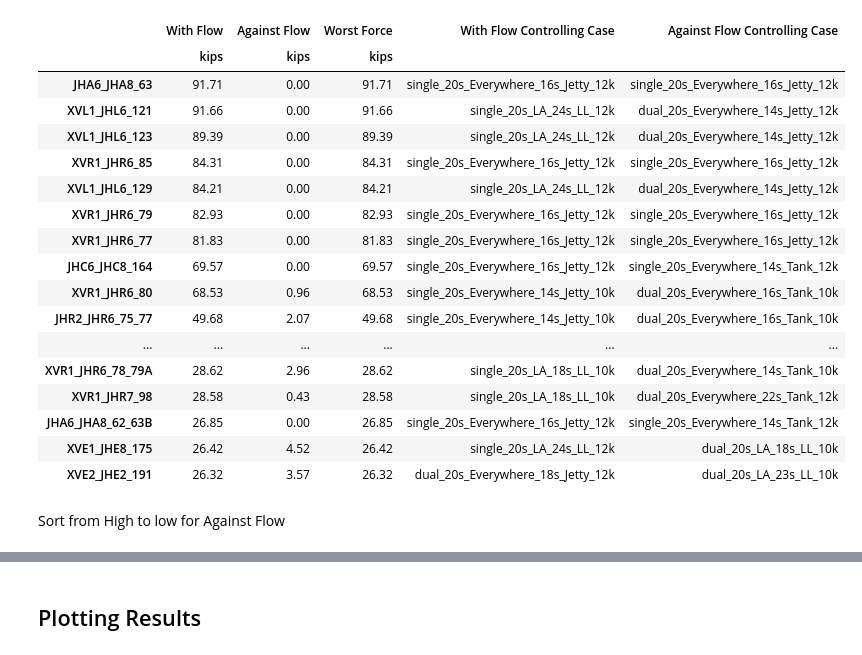
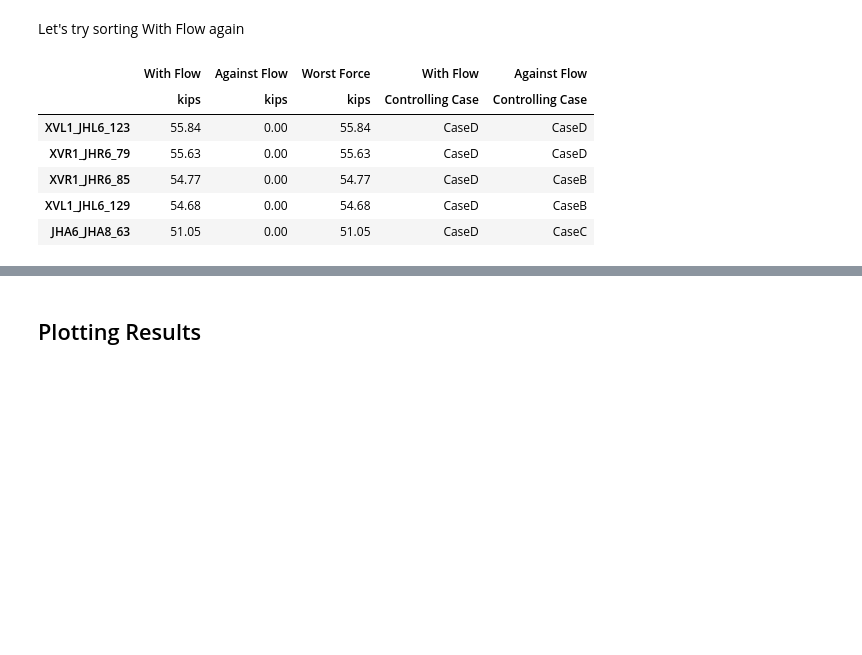
Before and after one commit to TNTran92/sktime, a Jupyter notebook: sktime/benchmarking/sktime_demo.ipynb, the cells around one changed output, grey strips where cells are left out. Saved outputs shown, nothing was run; the diff lists cells and outputs as text; code cells hidden in the pictures; blank space fills up the shorter version.

```diff
--- a/sktime/benchmarking/sktime_demo.ipynb
+++ b/sktime/benchmarking/sktime_demo.ipynb
@@ -213,2 +289,3 @@ path = 'H:/Tensorflow Dataset/Example_CCLNG_ESD1/'
 # %%
+path = 'E:/sktime demo/'
 PrepMyCSV = prep_csv(path=path, dtype=np.float32, decimal=2, force_ending="_F_LBF", custom_ending=":PMAX.HVAL")
@@ -355,0 +426,3 @@ Sort from High to low for With Flow
+# %%
+PrepMyCSV.selected_case["INCLUDE"].iloc[5]=0
+PrepMyCSV.selected_case
@@ -355,0 +437,2 @@ Sort from High to low for With Flow
+# %%
+PrepMyCSV.update()
@@ -356,23 +455,12 @@ Sort from High to low for With Flow
+# %% [markdown]
+Let's try sorting With Flow again
 # %%
-PrepMyCSV.force_report.sort_values(by=[('With Flow', 'kips')], ascending=0).head(30)
+PrepMyCSV.force_report.sort_values(by=[('With Flow', 'kips')], ascending=0).head()
 # %% [output]
-|  | With Flow | Against Flow | Worst Force | With Flow Controlling Case | Against Flow Controlling Case |
-|  | kips | kips | kips |  |  |
-| JHA6_JHA8_63 | 91.71 | 0.00 | 91.71 | single_20s_Everywhere_16s_Jetty_12k | single_20s_Everywhere_16s_Jetty_12k |
-| XVL1_JHL6_121 | 91.66 | 0.00 | 91.66 | single_20s_LA_24s_LL_12k | dual_20s_Everywhere_14s_Jetty_12k |
-| XVL1_JHL6_123 | 89.39 | 0.00 | 89.39 | single_20s_LA_24s_LL_12k | dual_20s_Everywhere_14s_Jetty_12k |
-| XVR1_JHR6_85 | 84.31 | 0.00 | 84.31 | single_20s_Everywhere_16s_Jetty_12k | single_20s_Everywhere_16s_Jetty_12k |
-| XVL1_JHL6_129 | 84.21 | 0.00 | 84.21 | single_20s_LA_24s_LL_12k | dual_20s_Everywhere_14s_Jetty_12k |
-| XVR1_JHR6_79 | 82.93 | 0.00 | 82.93 | single_20s_Everywhere_16s_Jetty_12k | single_20s_Everywhere_16s_Jetty_12k |
-| XVR1_JHR6_77 | 81.83 | 0.00 | 81.83 | single_20s_Everywhere_16s_Jetty_12k | single_20s_Everywhere_16s_Jetty_12k |
-| JHC6_JHC8_164 | 69.57 | 0.00 | 69.57 | single_20s_Everywhere_16s_Jetty_12k | single_20s_Everywhere_14s_Tank_12k |
-| XVR1_JHR6_80 | 68.53 | 0.96 | 68.53 | single_20s_Everywhere_14s_Jetty_10k | dual_20s_Everywhere_16s_Tank_10k |
-| JHR2_JHR6_75_77 | 49.68 | 2.07 | 49.68 | single_20s_Everywhere_14s_Jetty_10k | dual_20s_Everywhere_16s_Tank_10k |
-| ... | ... | ... | ... | ... | ... |
-| XVR1_JHR6_78_79A | 28.62 | 2.96 | 28.62 | single_20s_LA_18s_LL_10k | dual_20s_Everywhere_14s_Tank_10k |
-| XVR1_JHR7_98 | 28.58 | 0.43 | 28.58 | single_20s_LA_18s_LL_10k | dual_20s_Everywhere_22s_Tank_12k |
-| JHA6_JHA8_62_63B | 26.85 | 0.00 | 26.85 | single_20s_Everywhere_16s_Jetty_12k | single_20s_Everywhere_14s_Tank_12k |
-| XVE1_JHE8_175 | 26.42 | 4.52 | 26.42 | single_20s_LA_24s_LL_12k | dual_20s_LA_18s_LL_10k |
-| XVE2_JHE2_191 | 26.32 | 3.57 | 26.32 | dual_20s_Everywhere_18s_Jetty_12k | dual_20s_LA_23s_LL_10k |
+|  | With Flow | Against Flow | Worst Force | With Flow | Against Flow |
+|  | kips | kips | kips | Controlling Case | Controlling Case |
+| XVL1_JHL6_123 | 55.84 | 0.00 | 55.84 | CaseD | CaseD |
+| XVR1_JHR6_79 | 55.63 | 0.00 | 55.63 | CaseD | CaseD |
+| XVR1_JHR6_85 | 54.77 | 0.00 | 54.77 | CaseD | CaseB |
+| XVL1_JHL6_129 | 54.68 | 0.00 | 54.68 | CaseD | CaseB |
+| JHA6_JHA8_63 | 51.05 | 0.00 | 51.05 | CaseD | CaseC |
-# %% [markdown]
-Sort from High to low for Against Flow
```
Also changed, not shown: parts of 66 cells of this notebook.
